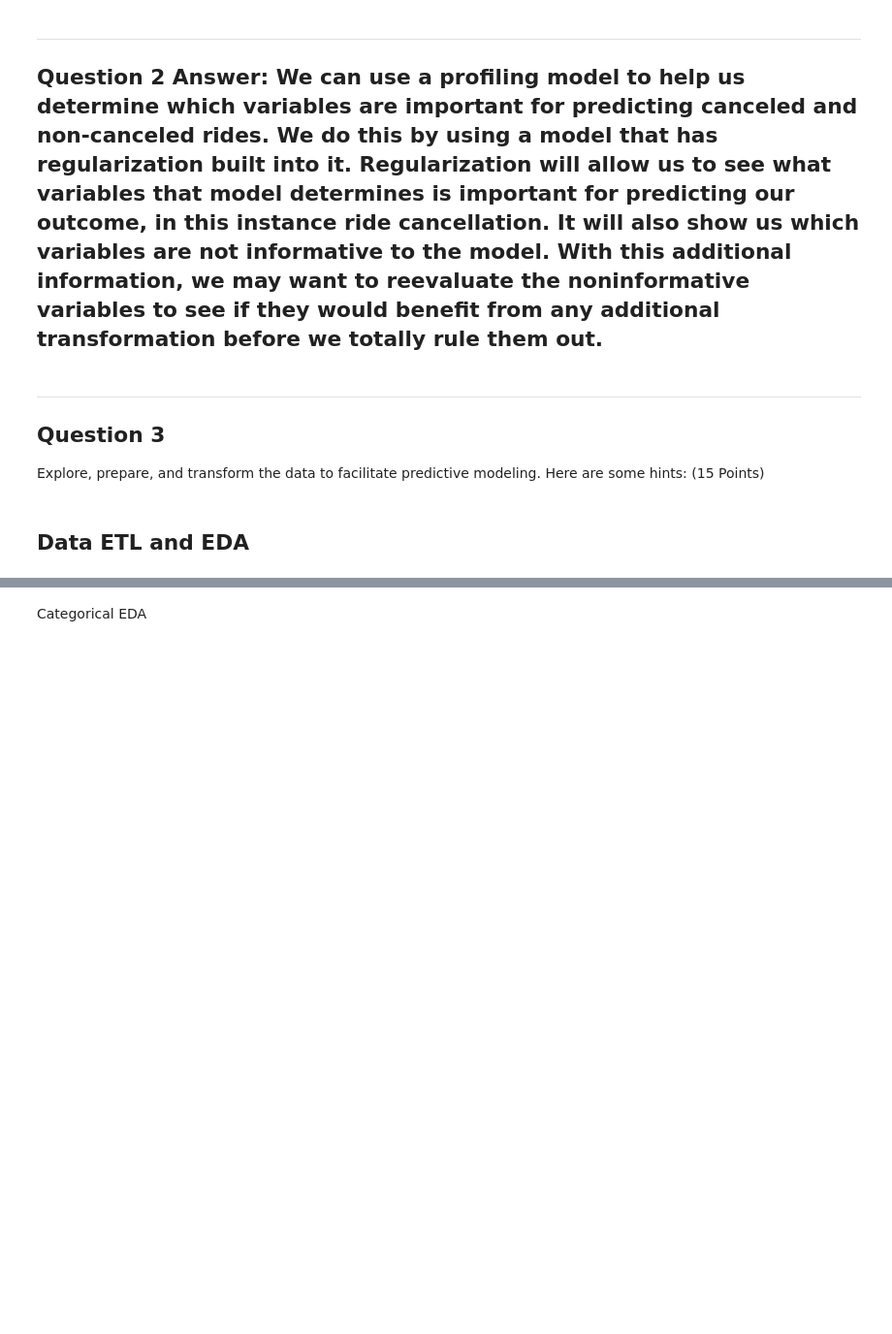
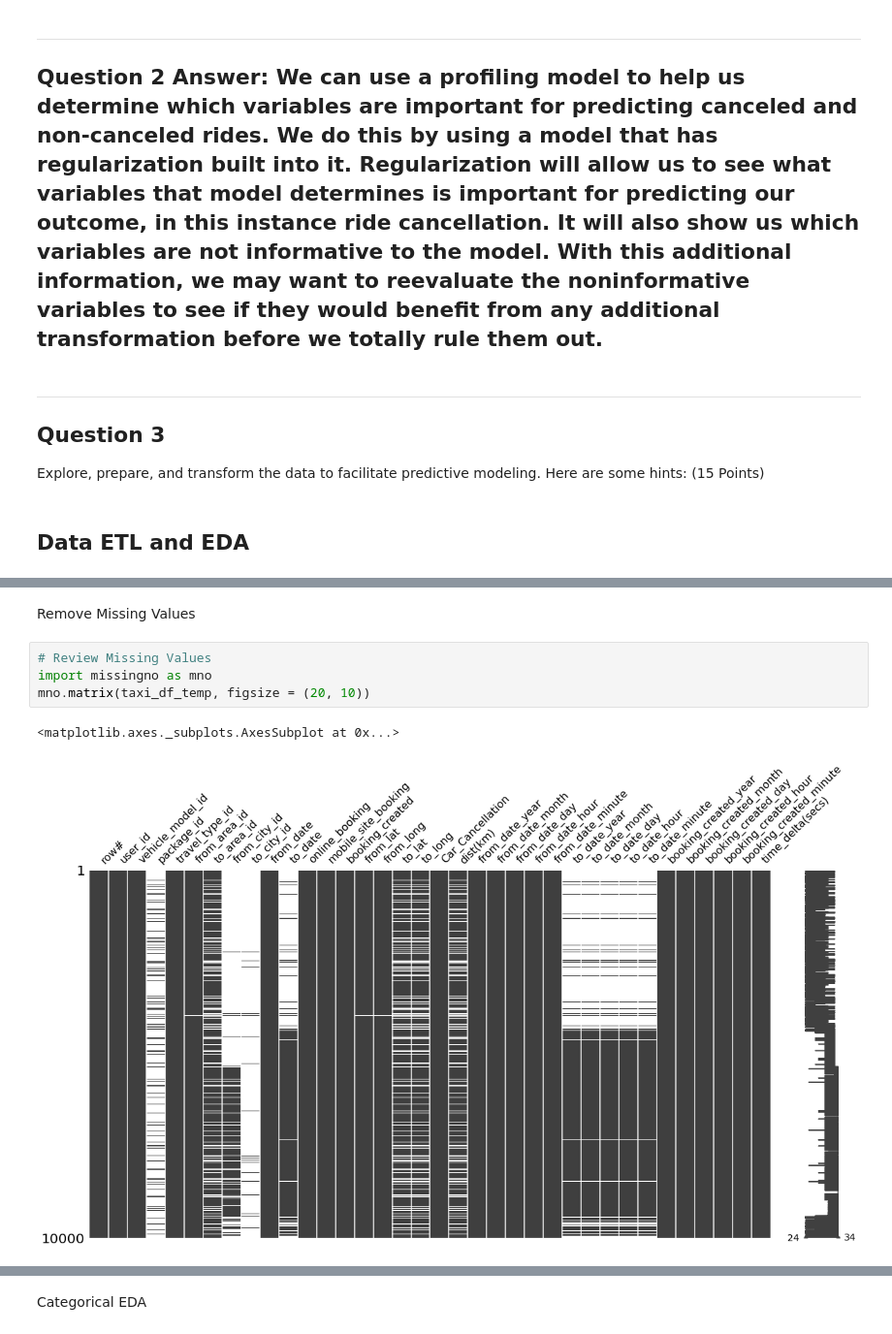
Before and after one commit to zachfreitas/ADS_505_Applied_Data_Sci_for_Business-, a Jupyter notebook: Module_3/Assignment_3/Zachariah_Freitas_Assignment_3.ipynb, the cells around one changed output, grey strips where cells are left out. Shown: that part at 97% size. Saved outputs shown, nothing was run; the diff lists cells and outputs as text; blank space fills up the shorter version.

```diff
--- a/Module_3/Assignment_3/Zachariah_Freitas_Assignment_3.ipynb
+++ b/Module_3/Assignment_3/Zachariah_Freitas_Assignment_3.ipynb
@@ -176,3 +187,12 @@ taxi_df['time_delta(secs)']
 9998    445440
 9999      3540
 Name: time_delta(secs), Length: 10000, dtype: int32
+# %% [markdown]
+Remove Missing Values
+# %%
+# Review Missing Values
+import missingno as mno
+mno.matrix(taxi_df_temp, figsize = (20, 10))
+# %% [output]
+<matplotlib.axes._subplots.AxesSubplot at 0x...>
+[figure, added]
```
Also changed, not shown: parts of 42 cells of this notebook.
